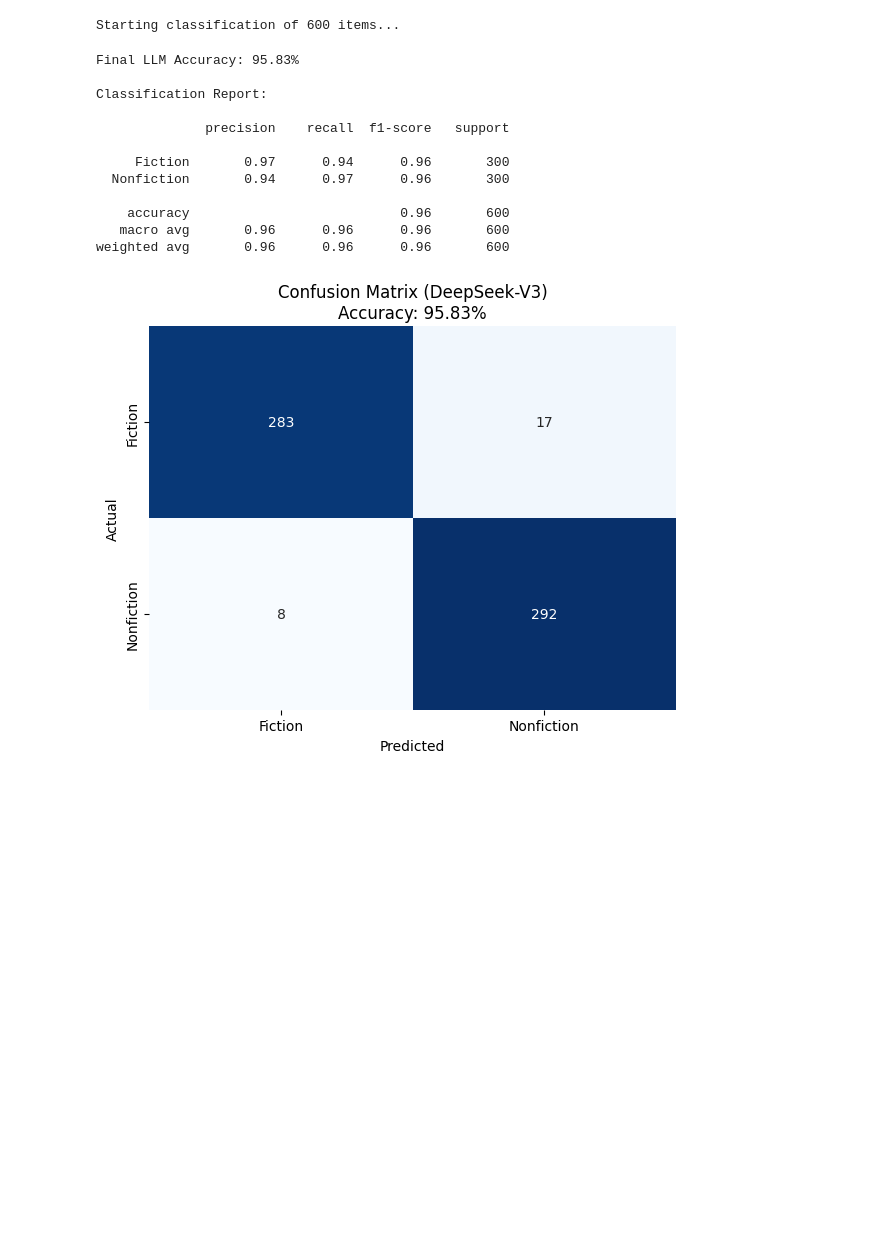
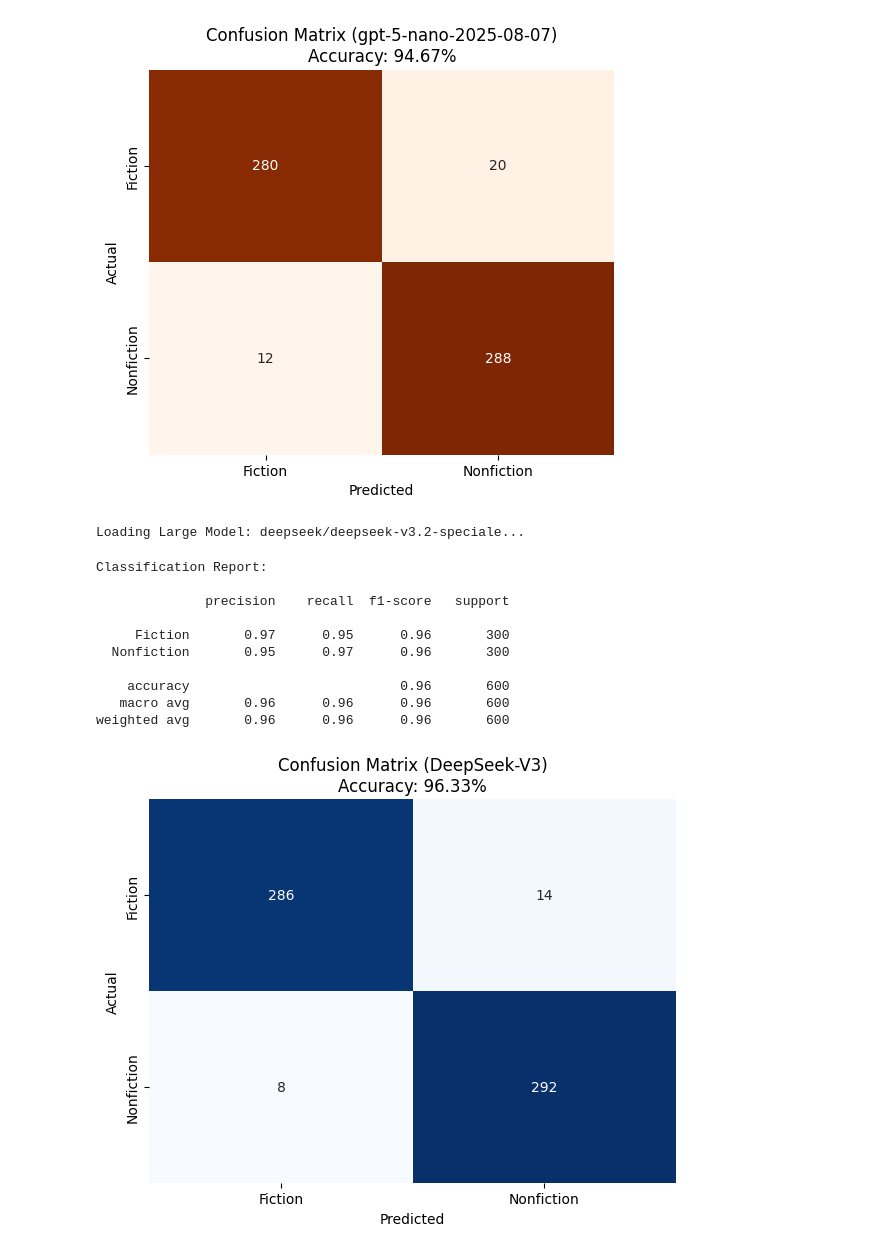
Before and after one commit to jhlopesalves/classic_workflows, a Jupyter notebook: LLM/book_recommender/text_classification.ipynb, the cells around one changed output. Drawn from its saved outputs; the diff is of its cells as text; code cells hidden in the pictures; blank space fills up the shorter version.

Commit message:
compared local model vs deepseek and gpt-5-nano

```diff
--- a/LLM/book_recommender/text_classification.ipynb
+++ b/LLM/book_recommender/text_classification.ipynb
@@ -37,6 +43,17 @@ client = instructor.from_openai(
     ),
     mode=instructor.Mode.JSON,
 )
+# %%
+try:
+    OPEN_AI = userdata.get("OPEN_AI")
+except Exception:
+    OPEN_AI = getpass.getpass("Enter OpenAI API Key: ")
+
+# Note: We don't need 'base_url' for OpenAI native
+client_native = instructor.from_openai(
+    OpenAI(api_key=OPEN_AI),
+    mode=instructor.Mode.JSON,
+)
 # %%
 # Load environment variables from .env file
 load_dotenv()
@@ -156,49 +359,63 @@ def run_batch_classification(sequences: List[str], label: str, max_workers: int
+# %%
+# Visualization
+acc_nano = accuracy_score(y_true_nano, y_pred_nano)
+cm_nano = confusion_matrix(y_true_nano, y_pred_nano, labels=["Fiction", "Nonfiction"])
+plt.figure(figsize=(6, 5))
+sns.heatmap(
+    cm_nano, annot=True, fmt="d", cmap="Oranges", cbar=False,
+    xticklabels=["Fiction", "Nonfiction"], yticklabels=["Fiction", "Nonfiction"]
+)
+plt.title(f"Confusion Matrix ({CHEAP_MODEL})\nAccuracy: {acc_nano:.2%}")
+plt.xlabel("Predicted")
+plt.ylabel("Actual")
+plt.show()
+# %% [output]
+[figure, added]
 # %%
-# Configuration
-SUBSET_SIZE = 300
-MAX_WORKERS = 15
-
-# Sample specifically to ensure we have ground truth for both classes
-subset_fiction = books[books["simple_categories"] == "Fiction"].sample(n=SUBSET_SIZE, random_state=42)
-subset_nonfiction = books[books["simple_categories"] == "Nonfiction"].sample(n=SUBSET_SIZE, random_state=42)
-
-sequences_fic = subset_fiction["description"].tolist()
-sequences_non = subset_nonfiction["description"].tolist()
+LARGE_MODEL = "deepseek/deepseek-v3.2-speciale"
 
 # Run Classification
-print(f"Starting classification of {len(sequences_fic) + len(sequences_non)} items...")
+print(f"Loading Large Model: {LARGE_MODEL}...")
+preds_fic_ds, actuals_fic_ds = run_batch_classification(
+    sequences_fic,
+    "Fiction",
+    model_name=LARGE_MODEL,
+    schema=BookClassification,
+    max_workers=15
+)
 
-preds_fic, actuals_fic = run_batch_classification(sequences_fic, "Fiction", max_workers=MAX_WORKERS)
-preds_non, actuals_non = run_batch_classification(sequences_non, "Nonfiction", max_workers=MAX_WORKERS)
+preds_non_ds, actuals_non_ds = run_batch_classification(
+    sequences_non,
+    "Nonfiction",
+    model_name=LARGE_MODEL,
+    schema=BookClassification,
+    max_workers=15
+)
 
 # Aggregation & Cleaning
-all_preds = preds_fic + preds_non
-all_actuals = actuals_fic + actuals_non
+all_preds_ds = preds_fic_ds + preds_non_ds
+all_actuals_ds = actuals_fic_ds + actuals_non_ds
 
 # Filter out API errors
-clean_data = [(t, p) for t, p in zip(all_actuals, all_preds) if p != "Error"]
-y_true = [x[0] for x in clean_data]
-y_pred = [x[1] for x in clean_data]
+clean_data_ds = [(t, p) for t, p in zip(all_actuals_ds, all_preds_ds) if p != "Error"]
+y_true_ds = [x[0] for x in clean_data_ds]
+y_pred_ds = [x[1] for x in clean_data_ds]
 
-error_count = len(all_preds) - len(y_pred)
+error_count = len(all_preds_ds) - len(y_pred_ds)
 if error_count > 0:
     print(f"\nNote: {error_count} requests failed and were excluded from metrics.")
 
 # Metrics
-acc = accuracy_score(y_true, y_pred)
-print(f"\nFinal LLM Accuracy: {acc:.2%}")
 print("\nClassification Report:\n")
-print(classification_report(y_true, y_pred))
+print(classification_report(y_true_ds, y_pred_ds))
 # %% [output]
-Starting classification of 600 items...
+Loading Large Model: deepseek/deepseek-v3.2-speciale...
-Final LLM Accuracy: 95.83%
-
 Classification Report:
 
               precision    recall  f1-score   support
 
-     Fiction       0.97      0.94      0.96       300
-  Nonfiction       0.94      0.97      0.96       300
+     Fiction       0.97      0.95      0.96       300
+  Nonfiction       0.95      0.97      0.96       300
 
     accuracy                           0.96       600
    macro avg       0.96      0.96      0.96       600
```
Also changed, not shown: parts of 10 cells of this notebook.
